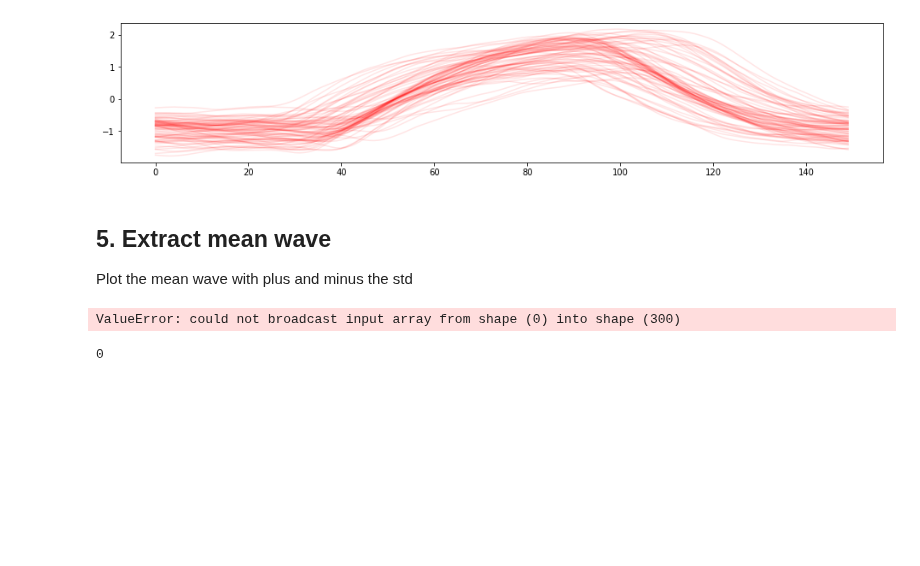
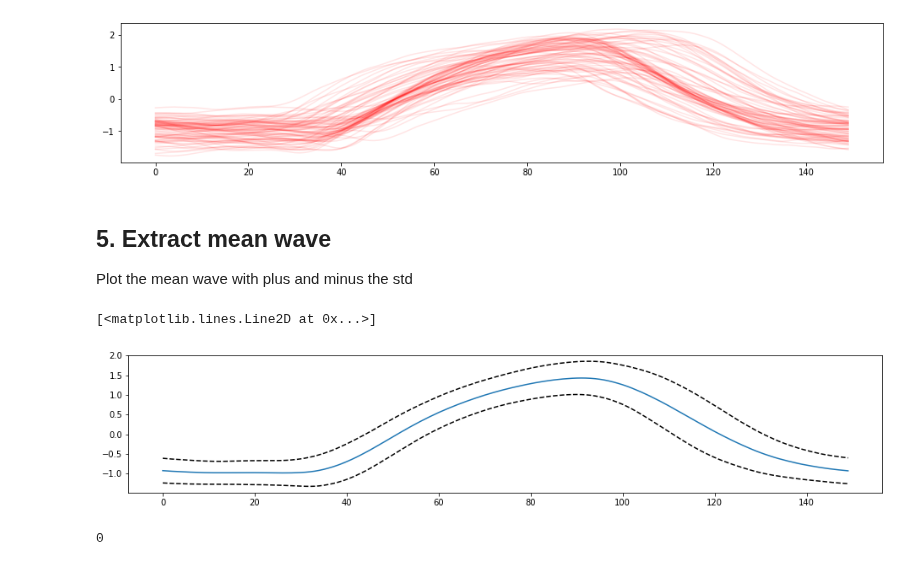
Before and after one commit to hgamboa/nova-adv-inst, a Jupyter notebook: notebooks/solutions/SP 3. Respiration Cycle - Solution.ipynb, the cells around one changed output. Saved outputs shown, nothing was run; the diff lists cells and outputs as text; code cells hidden in the pictures; blank space fills up the shorter version.

```diff
--- a/notebooks/solutions/SP 3. Respiration Cycle - Solution.ipynb
+++ b/notebooks/solutions/SP 3. Respiration Cycle - Solution.ipynb
@@ -81,22 +82,23 @@ for ip in p:
 ## 5. Extract mean wave
 Plot the mean wave with plus and minus the std
 # %%
-all_waves = zeros((lw*2,len(p)))
+all_waves = zeros((lw,len(p)))
 
 for ix, ip in enumerate(p):
 
-    all_waves[:,ix] = s_[ip-lw:ip+lw].T
+    all_waves[:,ix] = s_[ip:ip+lw].T
 
 figure(figsize=(16,3))
 
 mw = mean(all_waves,1)
 sw = std(all_waves,1)
 
 plot(mw)
-plot(mw+sw,'--')
-plot(mw-sw,'--')
+plot(mw+sw,'k--')
+plot(mw-sw,'k--')
 # %% [output]
-ValueError: could not broadcast input array from shape (0) into shape (300)
+[<matplotlib.lines.Line2D at 0x...>]
+[figure, added]
 # %%
 ix
 # %% [output]
```
Also changed, not shown: parts of 1 cell of this notebook, 1 other file.
